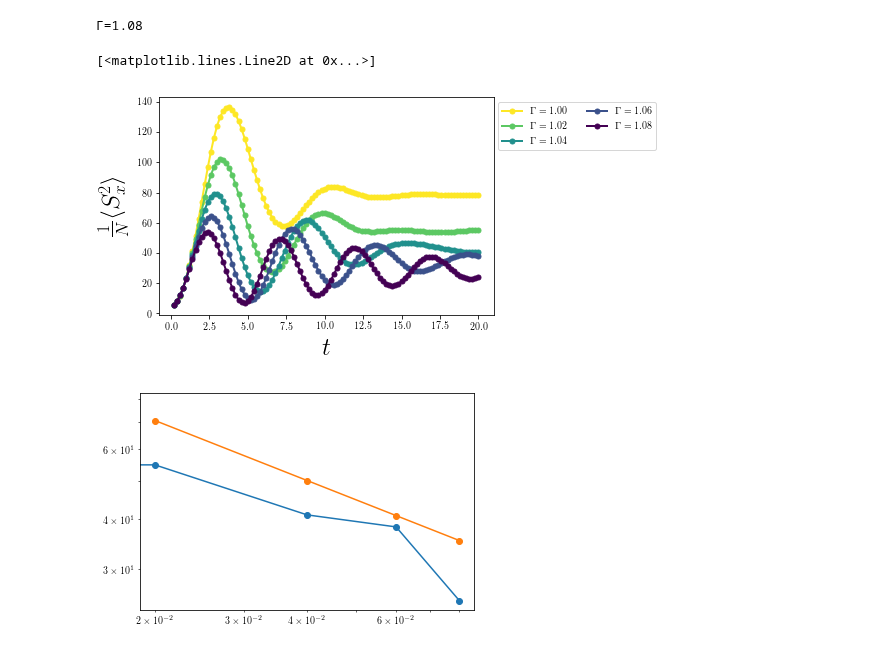
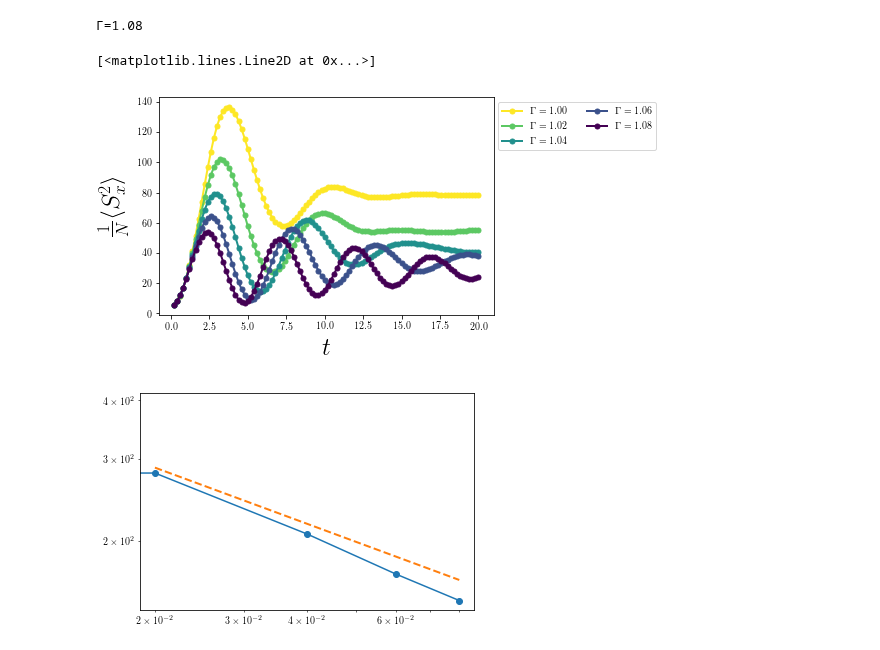
Before and after one commit to paraj003/LMG_quench, a Jupyter notebook: LMG_sim.ipynb, the cells around one changed output. Cells and saved outputs as stored; diff of their text form; code cells hidden in the pictures.

```diff
--- a/LMG_sim.ipynb
+++ b/LMG_sim.ipynb
@@ -2499,23 +2499,23 @@ Sz2vals_nonzero=np.delete(Sz2vals,deletelist,axis=1)
 # %%
 #Plot log-log scale and identify the N^# dependence of the time scale at short times
 L=Larr[0]
 cmap=plt.cm.get_cmap('viridis_r')
 colors = cmap(np.linspace(0,1,np.size(Γarr_nonzero)))
 for p,Γval in enumerate(Γarr):
     Mϕ2vals_nonzero=(Sϕ2vals_nonzero*1/L)
     plt.plot((tarr),((Mϕ2vals_nonzero[:,p])),'-o',color=colors[p],markersize=5,linewidth=2,label='$\\Gamma=%.2f$'% Γval)
 plt.xlabel("$t$",fontsize=25)
 plt.ylabel("$\\frac{1}{N}\\langle S_x^2\\rangle $",fontsize=25)
 plt.legend(bbox_to_anchor=(1.5,1),numpoints=1,ncol=2)
 
 
 plt.figure()
 Steadystatevals=[]
 for p,Γval in enumerate(Γarr):
-    Steadystatevals.append(np.sum(Sϕ2vals_nonzero[-10:,p]/10)*1/L)
+    Steadystatevals.append(np.sum(Sϕ2vals_nonzero[-50:,p]/10)*1/L)
 plt.plot(np.array(Γarr)-1.,Steadystatevals,'-o')
-plt.loglog(np.array(Γarr)-1.,10/(np.array(Γarr)-1)**0.5,'-o')
+plt.loglog(np.array(Γarr)-1.,60/(np.array(Γarr)-1)**0.4,'--',linewidth=2)
 # %% [output]
 [<matplotlib.lines.Line2D at 0x...>]
 [figure]
-[figure, old version]
+[figure, new version]
```
Also changed, not shown: parts of 2 cells of this notebook.
